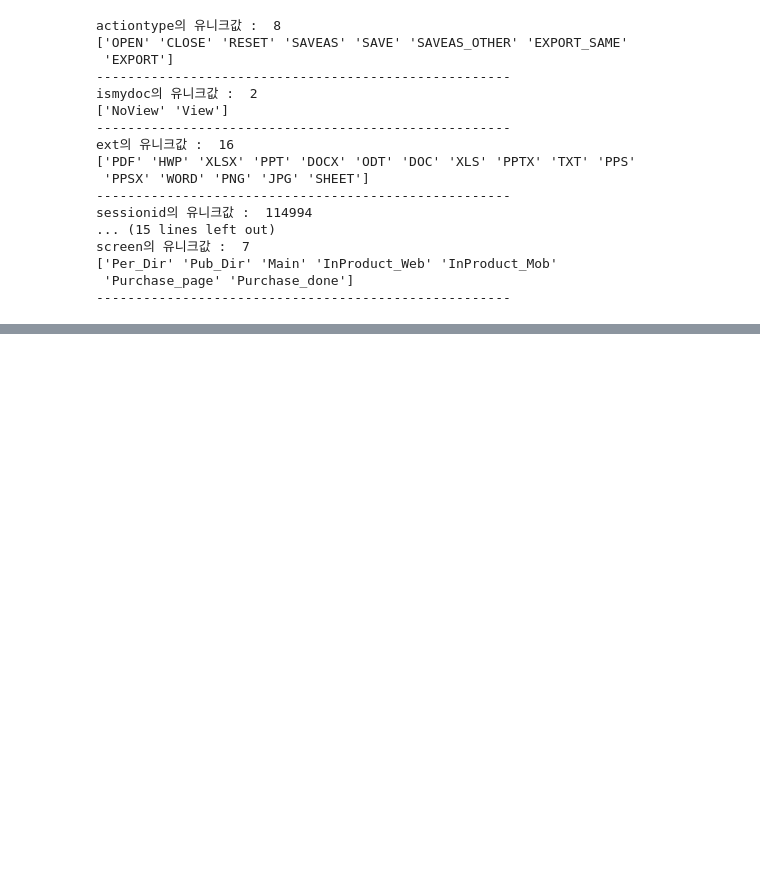
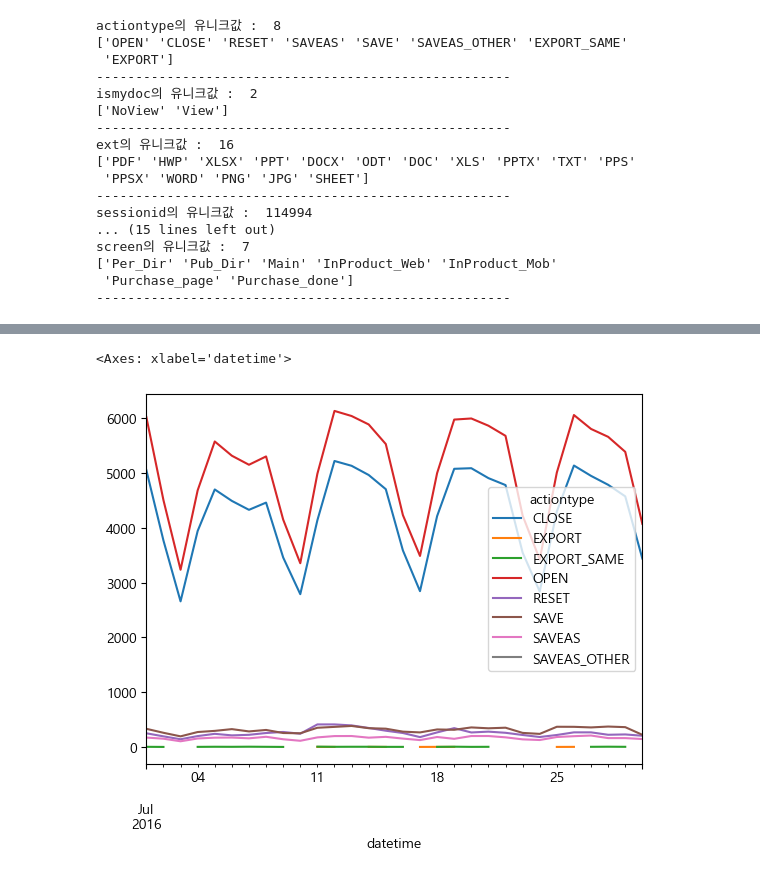
Before and after one commit to KIMJEONGSU/logs, a Jupyter notebook: logs.ipynb, the cells around one changed output, grey strips where cells are left out. Cells and saved outputs as stored; diff of their text form; code cells hidden in the pictures; blank space fills up the shorter version.

```diff
--- a/logs.ipynb
+++ b/logs.ipynb
@@ -123,0 +165,5 @@ log.groupby
+# %%
+log.groupby(['datetime','actiontype']).size().unstack().plot()
+# %% [output]
+<Axes: xlabel='datetime'>
+[figure, added]
```
Also changed, not shown: parts of 30 cells of this notebook.
